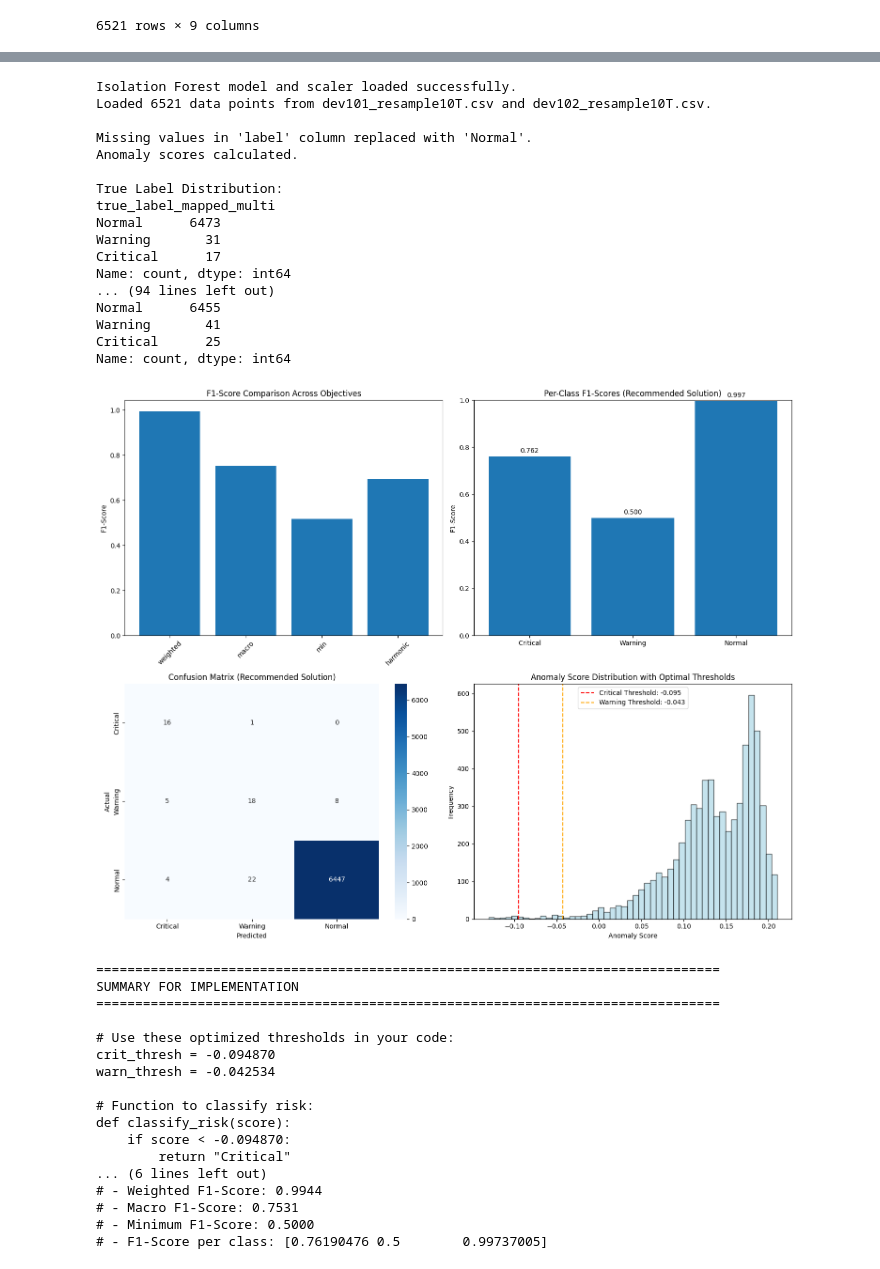
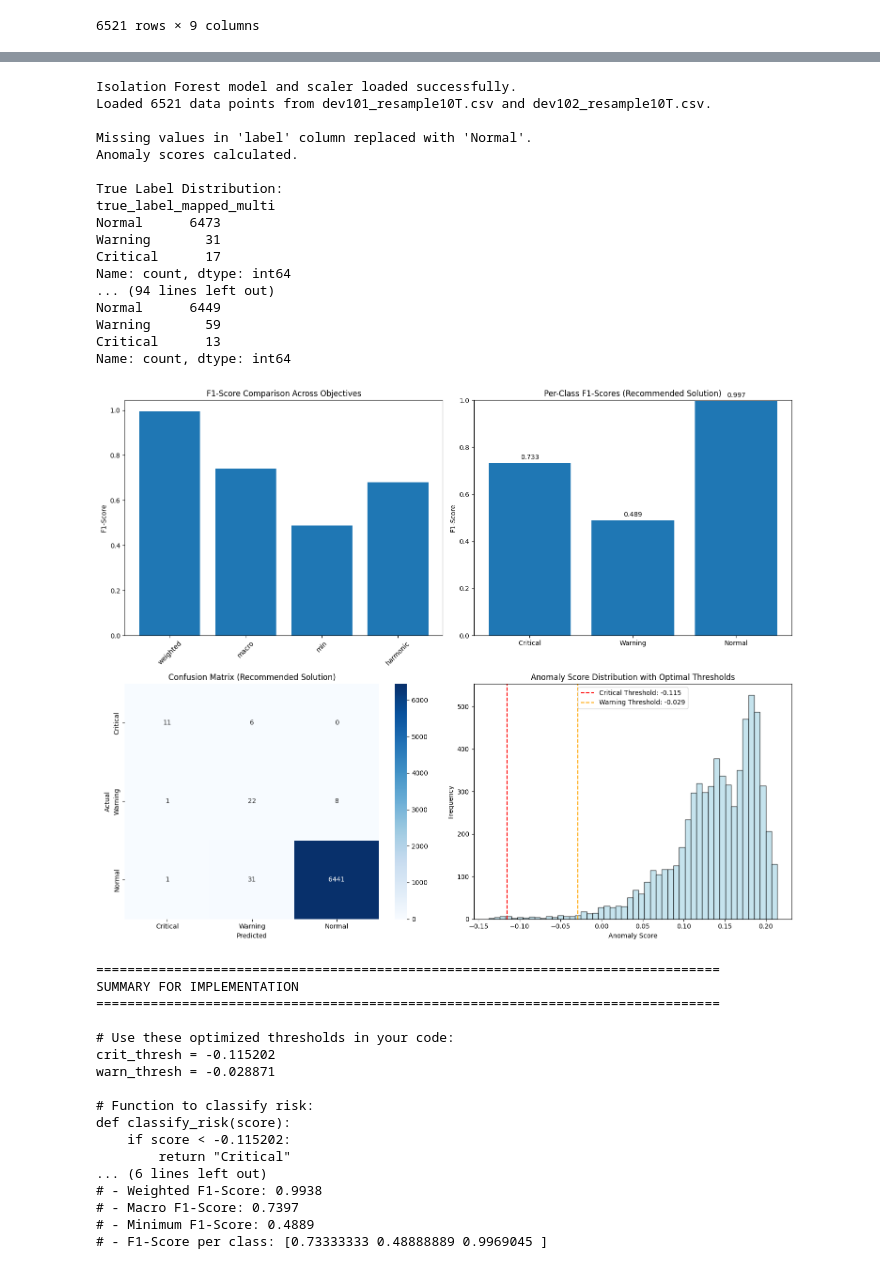
Before and after one commit to Ahmadaduwa/Landslide, a Jupyter notebook: models/IsalationForest/Isolation_Forest_Validate2.ipynb, the cells around one changed output, grey strips where cells are left out. Saved outputs shown, nothing was run; the diff lists cells and outputs as text; code cells hidden in the pictures.

```diff
--- a/models/IsalationForest/Isolation_Forest_Validate2.ipynb
+++ b/models/IsalationForest/Isolation_Forest_Validate2.ipynb
@@ -10,8 +10,8 @@ import seaborn as sns
 
 # --- 1. Load Isolation Forest model, scaler, and datasets ---
 try:
-    scaler = load('./model/iso_scaler.joblib')
-    iso_model = load('./model/iso_model.joblib')
+    scaler = load('./model/iso_scaler2.joblib')
+    iso_model = load('./model/iso_model2.joblib')
     print("Isolation Forest model and scaler loaded successfully.")
 except FileNotFoundError:
     print("Error: Model or scaler files not found. Make sure 'iso_scaler.joblib' and 'iso_model.joblib' are in the './model/' directory.")
@@ -275,8 +275,8 @@ warnings.filterwarnings('ignore')
 
 # --- 1. Load Isolation Forest model, scaler, and datasets ---
 try:
-    scaler = load('./model/iso_scaler.joblib')
-    iso_model = load('./model/iso_model.joblib')
+    scaler = load('./model/iso_scaler2.joblib')
+    iso_model = load('./model/iso_model2.joblib')
     print("Isolation Forest model and scaler loaded successfully.")
 except FileNotFoundError:
     print("Error: Model or scaler files not found. Make sure 'iso_scaler.joblib' and 'iso_model.joblib' are in the './model/' directory.")
@@ -594,51 +594,51 @@ warn_thresh = {recommended['warn_thresh']:.6f}
 # Function to classify risk:
 def classify_risk(score):
     if score < {recommended['crit_thresh']:.6f}:
         return "Critical"
     elif score < {recommended['warn_thresh']:.6f}:
         return "Warning"
     else:
         return "Normal"
 
 # Performance achieved:
 # - Weighted F1-Score: {recommended['results']['f1_weighted']:.4f}
 # - Macro F1-Score: {recommended['results']['f1_macro']:.4f}
 # - Minimum F1-Score: {recommended['results']['f1_min']:.4f}
 # - F1-Score per class: {recommended['results']['f1_per_class']}
 """)
 # %% [output]
 Isolation Forest model and scaler loaded successfully.
 Loaded 6521 data points from dev101_resample10T.csv and dev102_resample10T.csv.
 
 Missing values in 'label' column replaced with 'Normal'.
 Anomaly scores calculated.
 
 True Label Distribution:
 true_label_mapped_multi
 Normal      6473
 Warning       31
 Critical      17
 Name: count, dtype: int64
 ... (94 lines left out)
-Normal      6455
-Warning       41
-Critical      25
+Normal      6449
+Warning       59
+Critical      13
 Name: count, dtype: int64
-[figure, old version]
+[figure, new version]
 ================================================================================
 SUMMARY FOR IMPLEMENTATION
 ================================================================================
 
 # Use these optimized thresholds in your code:
-crit_thresh = -0.094870
-warn_thresh = -0.042534
+crit_thresh = -0.115202
+warn_thresh = -0.028871
 
 # Function to classify risk:
 def classify_risk(score):
-    if score < -0.094870:
+    if score < -0.115202:
         return "Critical"
 ... (6 lines left out)
-# - Weighted F1-Score: 0.9944
-# - Macro F1-Score: 0.7531
-# - Minimum F1-Score: 0.5000
-# - F1-Score per class: [0.76190476 0.5        0.99737005]
+# - Weighted F1-Score: 0.9938
+# - Macro F1-Score: 0.7397
+# - Minimum F1-Score: 0.4889
+# - F1-Score per class: [0.73333333 0.48888889 0.9969045 ]
```
Also changed, not shown: parts of 4 cells of this notebook, 8 other files.
